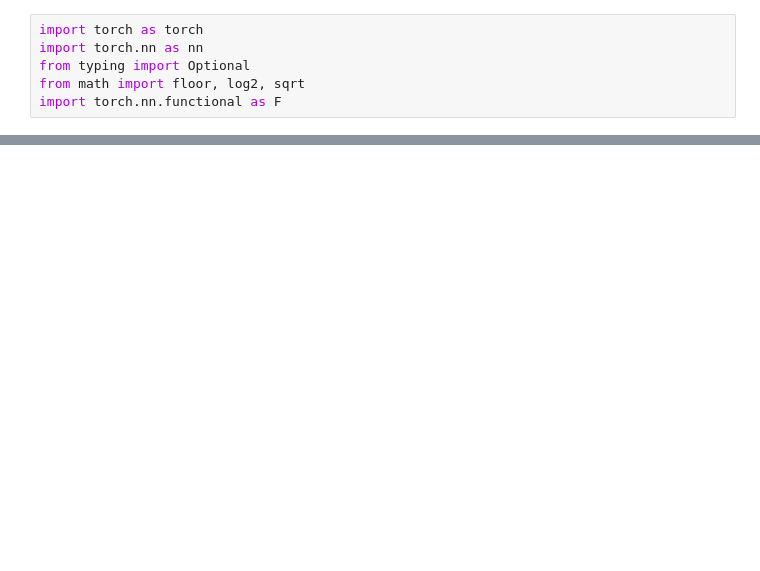
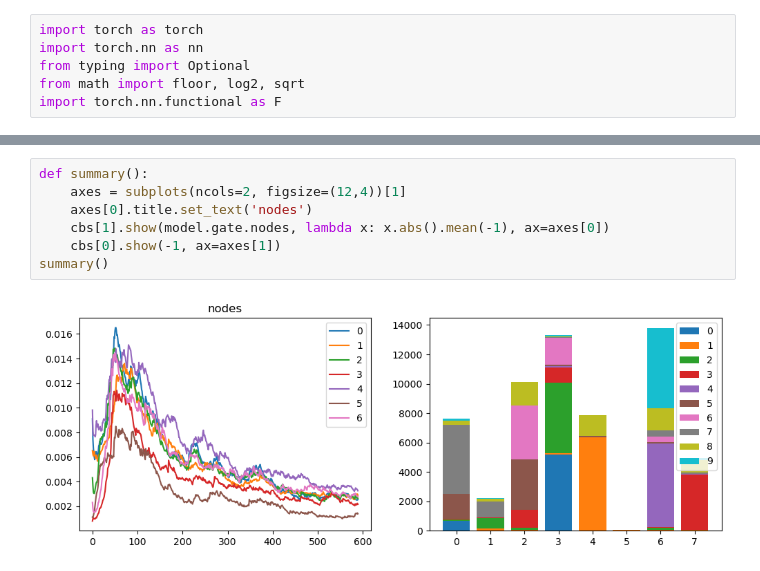
Before and after one commit to ssslakter/FastFF, a Jupyter notebook: experiments/22-05-2024-Soft-merging.ipynb, the cells around one changed output, grey strips where cells are left out. Drawn from its saved outputs; the diff is of its cells as text; blank space fills up the shorter version.

```diff
--- a/experiments/22-05-2024-Soft-merging.ipynb
+++ b/experiments/22-05-2024-Soft-merging.ipynb
@@ -63,0 +175,9 @@ down_size = down_size
+# %%
+def summary():
+    axes = subplots(ncols=2, figsize=(12,4))[1]
+    axes[0].title.set_text('nodes')
+    cbs[1].show(model.gate.nodes, lambda x: x.abs().mean(-1), ax=axes[0])
+    cbs[0].show(-1, ax=axes[1])
+summary()
+# %% [output]
+[figure, added]
```
Also changed, not shown: parts of 11 cells of this notebook.
